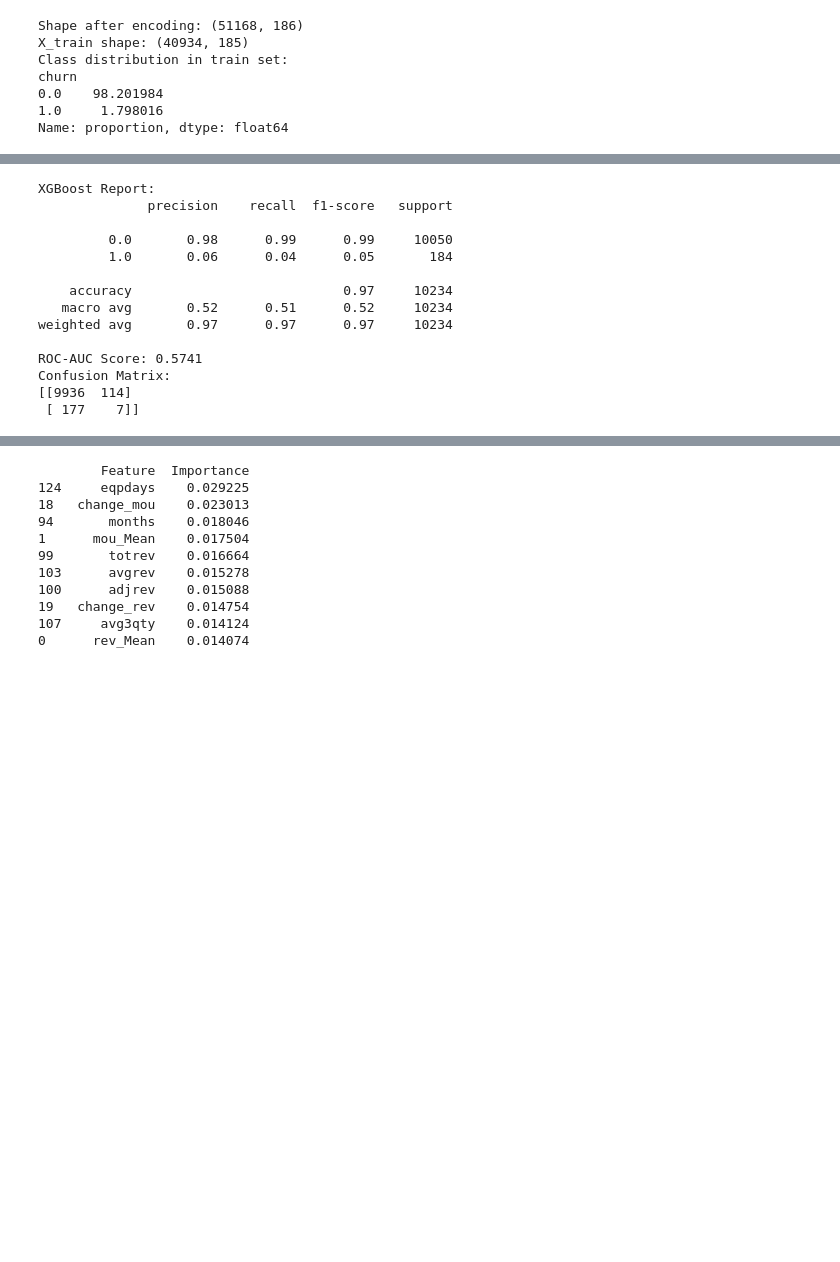
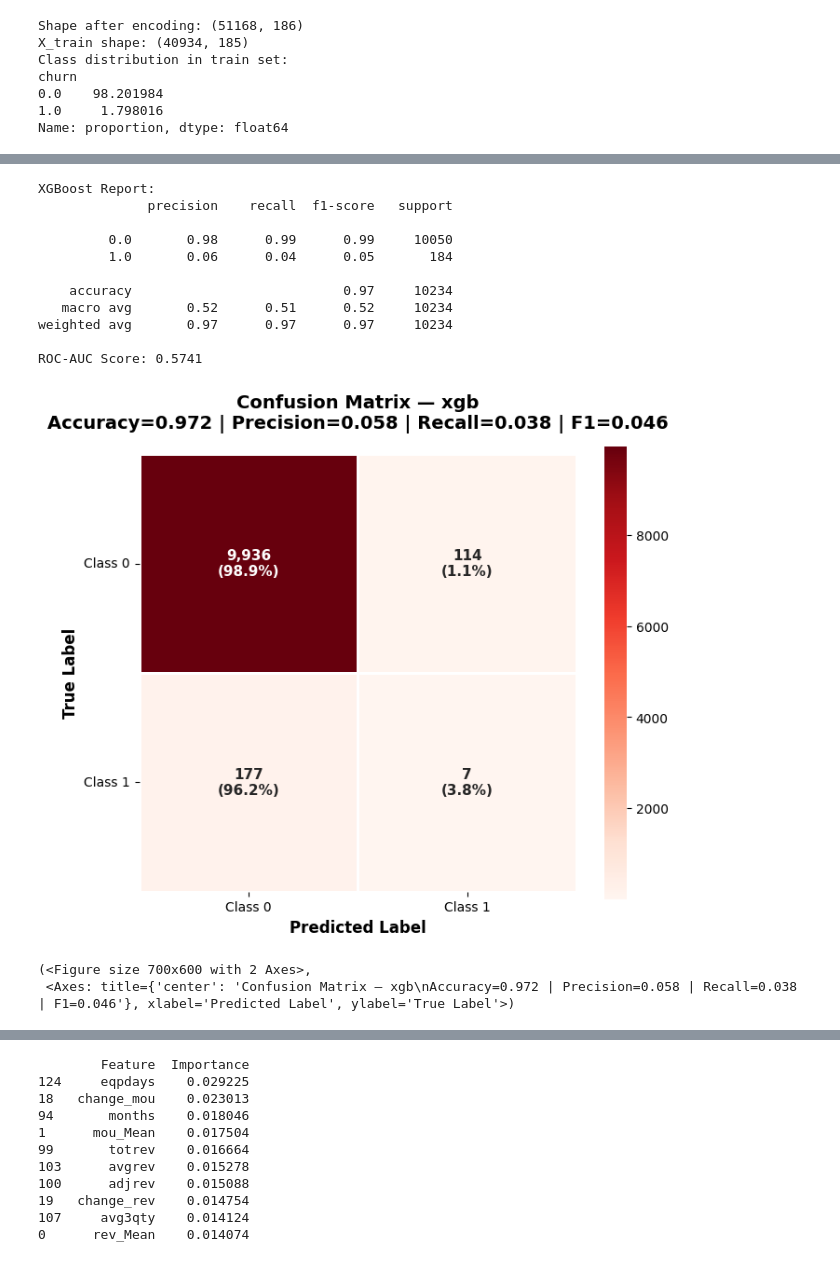
Before and after one commit to AliFazelniya/mlhub, a Jupyter notebook: machine_learning/classification/ds1/main.ipynb, the cells around one changed output, grey strips where cells are left out. Saved outputs shown, nothing was run; the diff lists cells and outputs as text; code cells hidden in the pictures; blank space fills up the shorter version.

```diff
--- a/machine_learning/classification/ds1/main.ipynb
+++ b/machine_learning/classification/ds1/main.ipynb
@@ -134,32 +132,31 @@ ROC-AUC Score: 0.5575
 # %%
 scale_pos = (y_train == 0).sum() / (y_train == 1).sum()
 
 xgb_model = xgb.XGBClassifier(scale_pos_weight=scale_pos, random_state=42, eval_metric='logloss')
 xgb_model.fit(X_train, y_train)
 
 y_pred_xgb = xgb_model.predict(X_test)
 y_prob_xgb = xgb_model.predict_proba(X_test)[:, 1]
 
 print("XGBoost Report:")
 print(classification_report(y_test, y_pred_xgb))
 print(f"ROC-AUC Score: {roc_auc_score(y_test, y_prob_xgb):.4f}")
-print("Confusion Matrix:")
-print(confusion_matrix(y_test, y_pred_xgb))
+pu.plot_confusion_matrix(y_true = y_test, y_pred = y_pred_xgb, model_name = "xgb")
 # %% [output]
 XGBoost Report:
               precision    recall  f1-score   support
 
          0.0       0.98      0.99      0.99     10050
          1.0       0.06      0.04      0.05       184
 
     accuracy                           0.97     10234
    macro avg       0.52      0.51      0.52     10234
 weighted avg       0.97      0.97      0.97     10234
 
 ROC-AUC Score: 0.5741
-Confusion Matrix:
-[[9936  114]
- [ 177    7]]
+[figure, added]
+(<Figure size 700x600 with 2 Axes>,
+ <Axes: title={'center': 'Confusion Matrix — xgb\nAccuracy=0.972 | Precision=0.058 | Recall=0.038 | F1=0.046'}, xlabel='Predicted Label', ylabel='True Label'>)
 # %%
 train_data = pd.concat([X_train, y_train], axis = 1)
 churn_0 = train_data[train_data['churn'] == 0.0]
```
Also changed, not shown: parts of 2 cells of this notebook.
